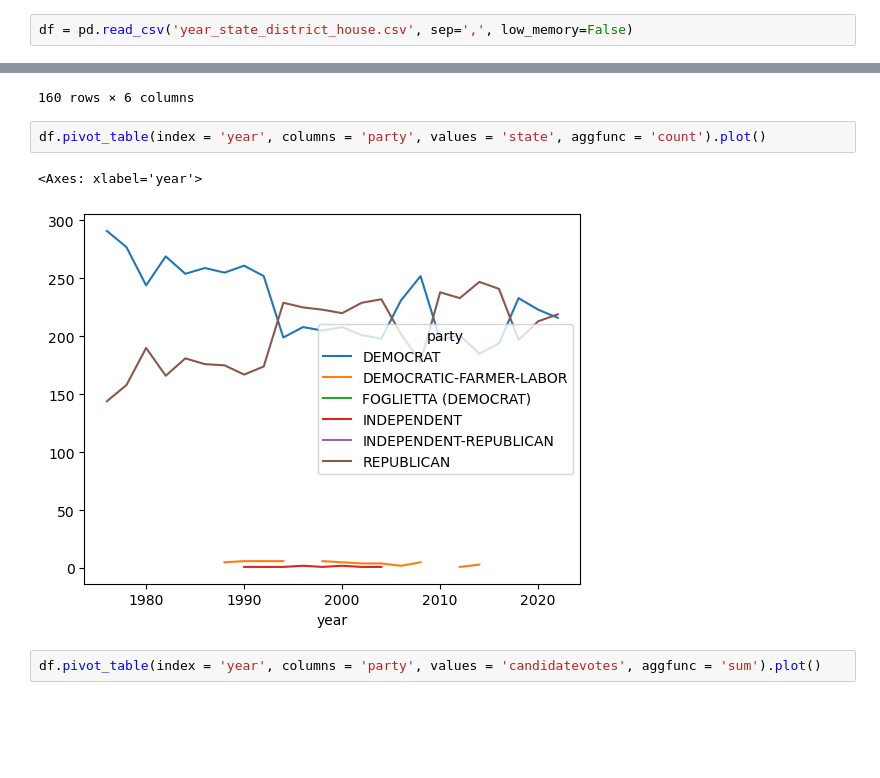
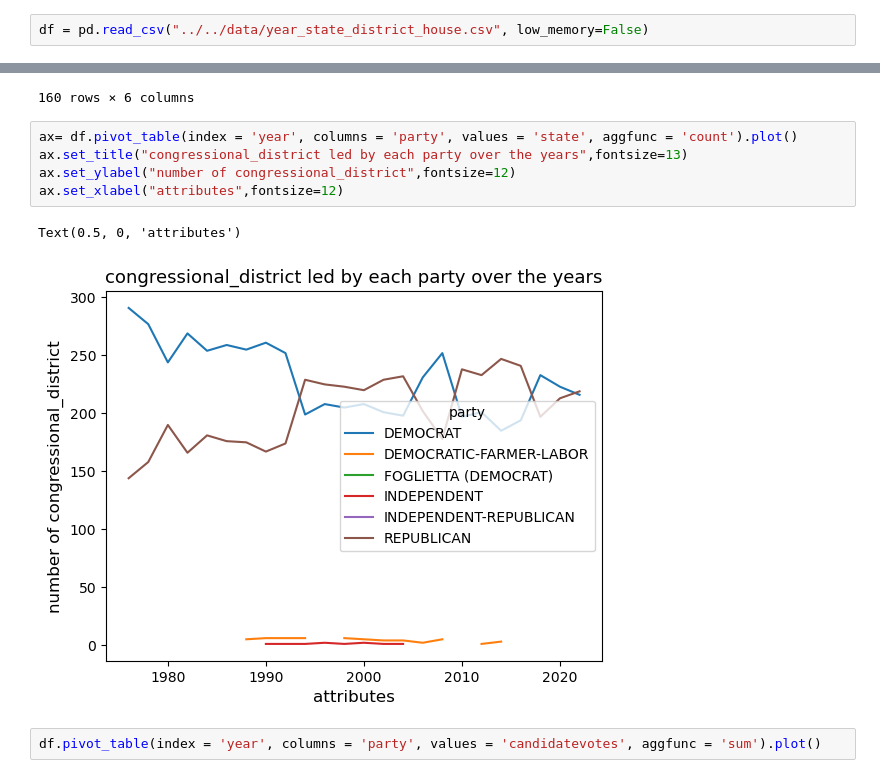
Before and after one commit to KamerC1/DM, a Jupyter notebook: src/data_understanding/year_state_district_house_analysis.ipynb, the cells around one changed output, grey strips where cells are left out. Cells and saved outputs as stored; diff of their text form; blank space fills up the shorter version.

Commit message:
updateted some features and plots

```diff
--- a/src/data_understanding/year_state_district_house_analysis.ipynb
+++ b/src/data_understanding/year_state_district_house_analysis.ipynb
@@ -1,7 +1,7 @@
 # %%
 import pandas as pd
 # %%
-df = pd.read_csv('year_state_district_house.csv', sep=',', low_memory=False)
+df = pd.read_csv("../../data/year_state_district_house.csv", low_memory=False)
 # %%
 df.info()
 # %% [output]
@@ -177,10 +177,13 @@ df[df['congressional_district']==0].sort_values('state')
 | 10440 | 2022 | WYOMING | 0 | REPUBLICAN | 132206 | 198198 |
 160 rows × 6 columns
 # %%
-df.pivot_table(index = 'year', columns = 'party', values = 'state', aggfunc = 'count').plot()
+ax= df.pivot_table(index = 'year', columns = 'party', values = 'state', aggfunc = 'count').plot()
+ax.set_title("congressional_district led by each party over the years",fontsize=13)
+ax.set_ylabel("number of congressional_district",fontsize=12)
+ax.set_xlabel("attributes",fontsize=12)
 # %% [output]
-<Axes: xlabel='year'>
+Text(0.5, 0, 'attributes')
-[figure, old version]
+[figure, new version]
 # %%
 df.pivot_table(index = 'year', columns = 'party', values = 'candidatevotes', aggfunc = 'sum').plot()
 # %% [output]
```
Also changed, not shown: parts of 1 cell of this notebook, 1 other file.
